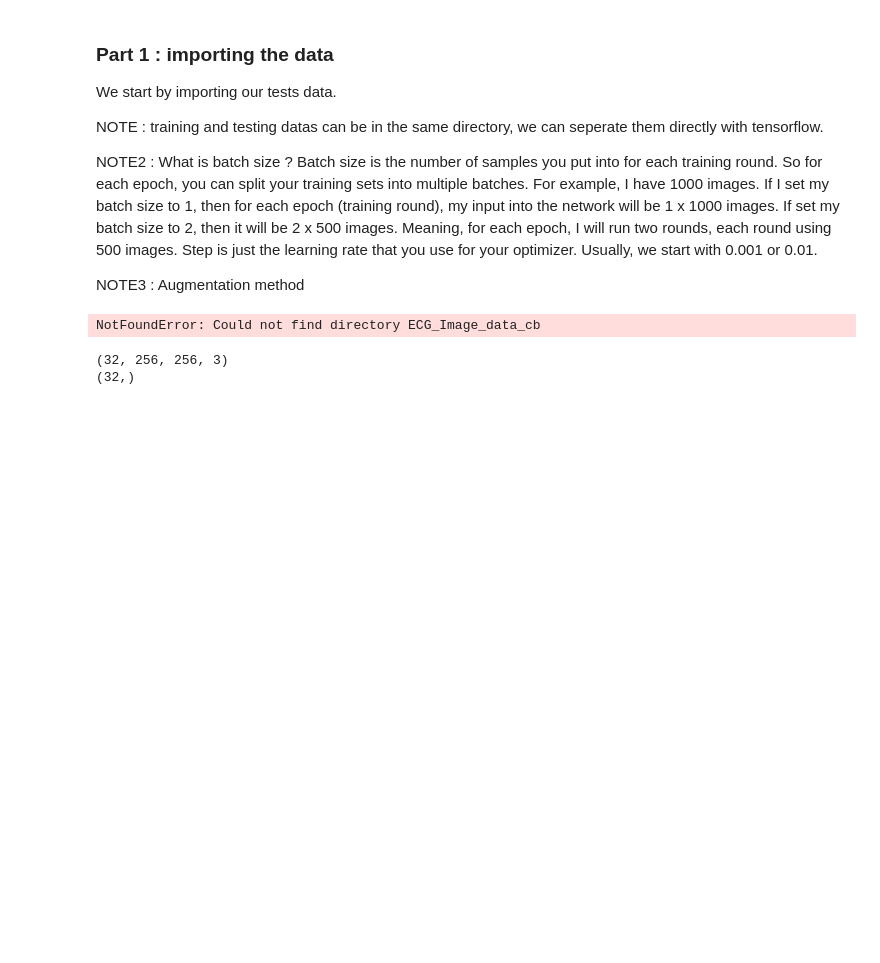
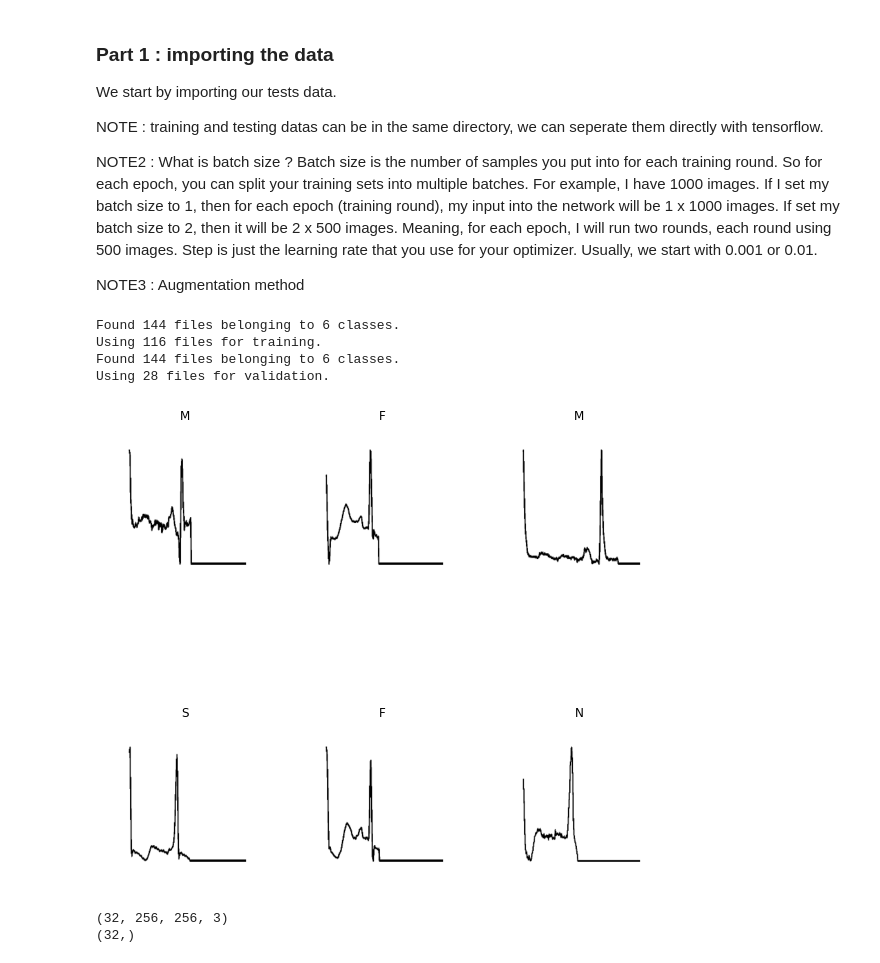
Before and after one commit to Henryk07/ESP3201_Project, a Jupyter notebook: neuralnetwork.ipynb, the cells around one changed output. Drawn from its saved outputs; the diff is of its cells as text; code cells hidden in the pictures; blank space fills up the shorter version.

```diff
--- a/neuralnetwork.ipynb
+++ b/neuralnetwork.ipynb
@@ -37,35 +37,36 @@ NOTE3 : Augmentation method
 # %%
 batch_size=1
 
-#traindata=tf.keras.utils.image_dataset_from_directory("S_training_datas_labels",labels='inferred',class_names=["F","M","N","Q","S","V"])
-#valdata=tf.keras.utils.image_dataset_from_directory("S_testing_datas_labels",labels='inferred',class_names=["F","M","N","Q","S","V"])
-
 traindata=tf.keras.utils.image_dataset_from_directory(
-  "Full_dataset\ECG_Image_data_cb",
+  "Small_dataset/S_datas_labels_cb_bw/",
   labels='inferred',
   class_names=["F","M","N","Q","S","V"],
-  validation_split=0.4,
+  validation_split=0.2,
   subset="training",
   seed=123)
 
 valdata=tf.keras.utils.image_dataset_from_directory(
-  "Full_dataset\ECG_Image_data_cb",
+  "Small_dataset/S_datas_labels_cb_bw",
   labels='inferred',
   class_names=["F","M","N","Q","S","V"],
-  validation_split=0.4,
+  validation_split=0.2,
   subset="validation",
   seed=123)
 
 
 plt.figure(figsize=(10, 10))
 for images, labels in traindata.take(1):
   for i in range(6):
     ax = plt.subplot(2, 3, i + 1)
     plt.imshow(images[i].numpy().astype("uint8"))
     plt.title(traindata.class_names[labels[i]])
     plt.axis("off")
 # %% [output]
-NotFoundError: Could not find directory ECG_Image_data_cb
+Found 144 files belonging to 6 classes.
+Using 116 files for training.
+Found 144 files belonging to 6 classes.
+Using 28 files for validation.
+[figure, added]
 # %%
 for image_batch, labels_batch in traindata:
     print(image_batch.shape)
```
Also changed, not shown: parts of 2 cells of this notebook, 3 other files.
